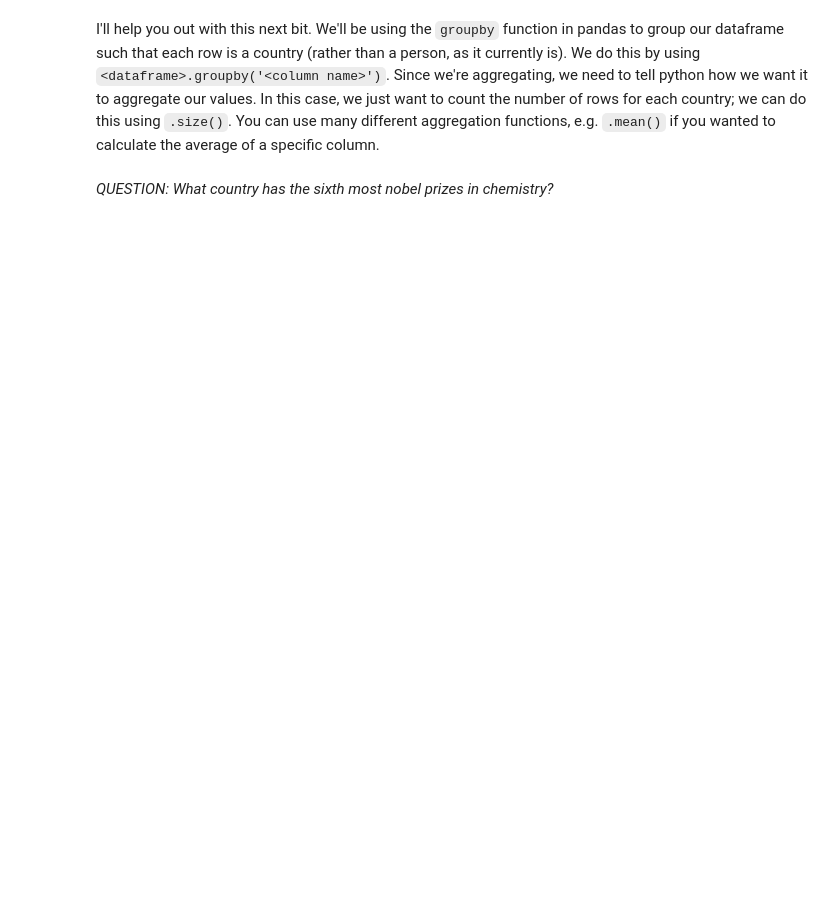
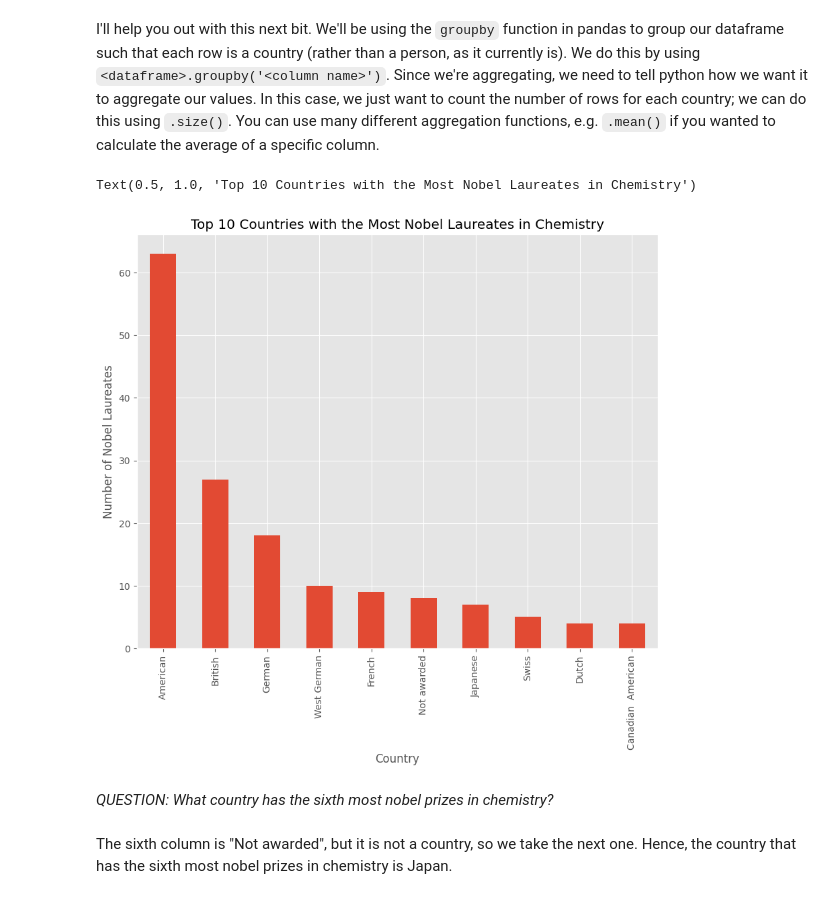
Before and after one commit to Josephmdlv/QM2-1, a Jupyter notebook: notebooks/W02. Pandas.ipynb, the cells around one changed output. Drawn from its saved outputs; the diff is of its cells as text; code cells hidden in the pictures; blank space fills up the shorter version.

```diff
--- a/notebooks/W02. Pandas.ipynb
+++ b/notebooks/W02. Pandas.ipynb
@@ -498,5 +522,9 @@ And there we have it; a nicely formatted dataframe ready for analysis, straight
 Using the following URL https://en.wikipedia.org/wiki/List_of_Nobel_laureates_in_Chemistry create a plot of the top 10 countries in terms of nobel laureates. First, follow the steps below:
 # %%
 # scrape the table of Nobel Laureates in Chemistry using read_html. remember, this gives us a LIST of dataframes! lets call this list chem_tables
+url = 'https://en.wikipedia.org/wiki/List_of_Nobel_laureates_in_Chemistry'
+chem_tables = pandas.read_html(url)
 
 # select the first dataframe from this list and call it chem
+chem = chem_tables[0]
+chem
@@ -504,9 +546,21 @@ Using the following URL https://en.wikipedia.org/wiki/List_of_Nobel_laureates_in
 I'll help you out with this next bit. We'll be using the `groupby` function in pandas to group our dataframe such that each row is a country (rather than a person, as it currently is). We do this by using `<dataframe>.groupby('<column name>')`. Since we're aggregating, we need to tell python how we want it to aggregate our values. In this case, we just want to count the number of rows for each country; we can do this using `.size()`. You can use many different aggregation functions, e.g. `.mean()` if you wanted to calculate the average of a specific column.
 # %%
 # create a new dataframe called 'country' in which each row is a country, and the values represent the number of nobel laureates.
-
+country = chem.groupby('Nationality[B]').size()
+country
 # now sort it in descending order
+country = country.sort_values(ascending=False)
+country
 
 # finally, plot the top 10 countries
+plot = country.head(10).plot(kind='bar')
+plot.set_xlabel('Country')
+plot.set_ylabel('Number of Nobel Laureates')
+plot.set_title('Top 10 Countries with the Most Nobel Laureates in Chemistry')
+# %% [output]
+Text(0.5, 1.0, 'Top 10 Countries with the Most Nobel Laureates in Chemistry')
+[figure, added]
 # %% [markdown]
 *QUESTION: What country has the sixth most nobel prizes in chemistry?*
+# %% [markdown]
+The sixth column is "Not awarded", but it is not a country, so we take the next one. Hence, the country that has the sixth most nobel prizes in chemistry is Japan.
```
Also changed, not shown: parts of 4 cells of this notebook.
